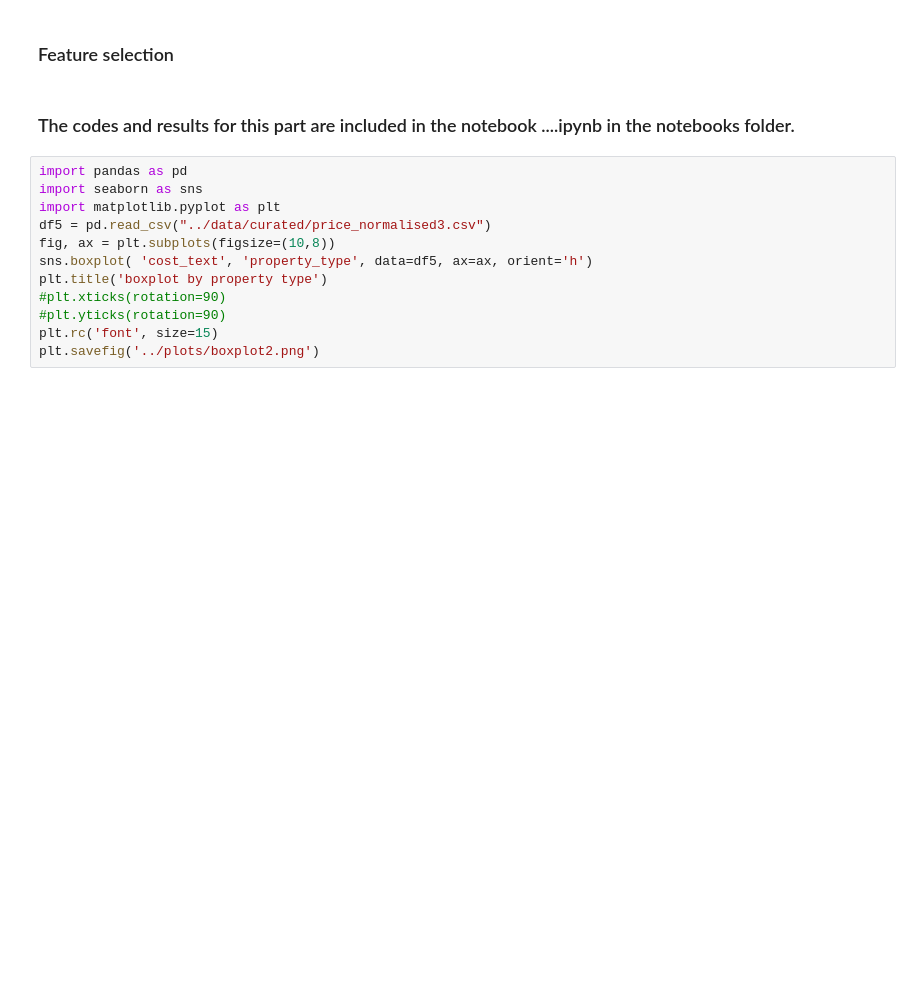
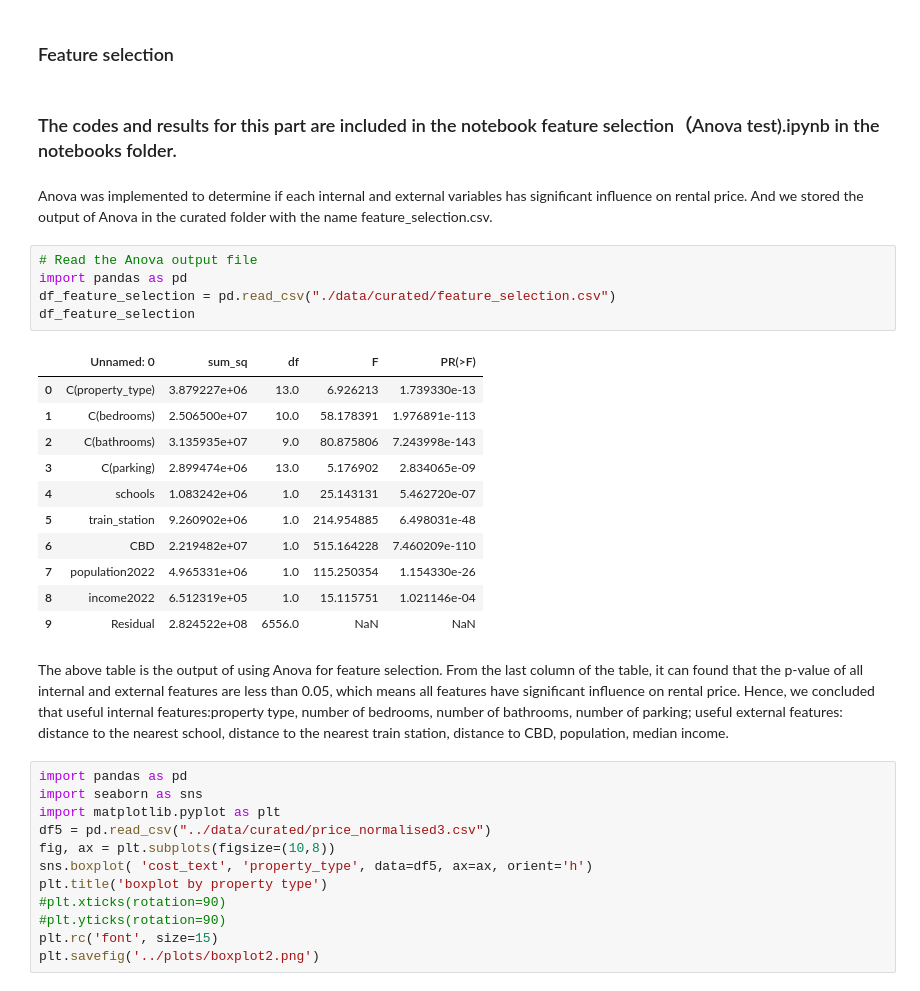
Before and after one commit to MAST30034-Applied-Data-Science/generic-real-estate-consulting-project-group-9, a Jupyter notebook: summary.ipynb, the cells around one changed output. Saved outputs shown, nothing was run; the diff lists cells and outputs as text; blank space fills up the shorter version.

Commit message:
update feature selection

```diff
--- a/summary.ipynb
+++ b/summary.ipynb
@@ -54,7 +54,29 @@ Firstly, postcode areas with population < 100 and average yearly income per pers
 # %% [markdown]
 ### Feature selection
 # %% [markdown]
-### The codes and results for this part are included in the notebook ....ipynb in the notebooks folder.
+### The codes and results for this part are included in the notebook feature selection（Anova test).ipynb in the notebooks folder.
+# %% [markdown]
+Anova was implemented to determine if each internal and external variables has significant influence on rental price. And we stored the output of Anova in the curated folder with the name feature_selection.csv.
+# %%
+# Read the Anova output file
+import pandas as pd
+df_feature_selection = pd.read_csv("./data/curated/feature_selection.csv")
+df_feature_selection
+# %% [output]
+|  | Unnamed: 0 | sum_sq | df | F | PR(>F) |
+| 0 | C(property_type) | 3.879227e+06 | 13.0 | 6.926213 | 1.739330e-13 |
+| 1 | C(bedrooms) | 2.506500e+07 | 10.0 | 58.178391 | 1.976891e-113 |
+| 2 | C(bathrooms) | 3.135935e+07 | 9.0 | 80.875806 | 7.243998e-143 |
+| 3 | C(parking) | 2.899474e+06 | 13.0 | 5.176902 | 2.834065e-09 |
+| 4 | schools | 1.083242e+06 | 1.0 | 25.143131 | 5.462720e-07 |
+| 5 | train_station | 9.260902e+06 | 1.0 | 214.954885 | 6.498031e-48 |
+| 6 | CBD | 2.219482e+07 | 1.0 | 515.164228 | 7.460209e-110 |
+| 7 | population2022 | 4.965331e+06 | 1.0 | 115.250354 | 1.154330e-26 |
+| 8 | income2022 | 6.512319e+05 | 1.0 | 15.115751 | 1.021146e-04 |
+| 9 | Residual | 2.824522e+08 | 6556.0 | NaN | NaN |
+# %% [markdown]
+The above table is the output of using Anova for feature selection. From the last column of the table, it can found that the p-value of all internal and external features are less than 0.05, which means all features have significant influence on rental price.
+Hence, we concluded that useful internal features:property type, number of bedrooms, number of bathrooms, number of parking; useful external features: distance to the nearest school, distance to the nearest train station, distance to CBD, population, median income.
 # %%
 import pandas as pd
 import seaborn as sns
```
Also changed, not shown: 1 other file.
